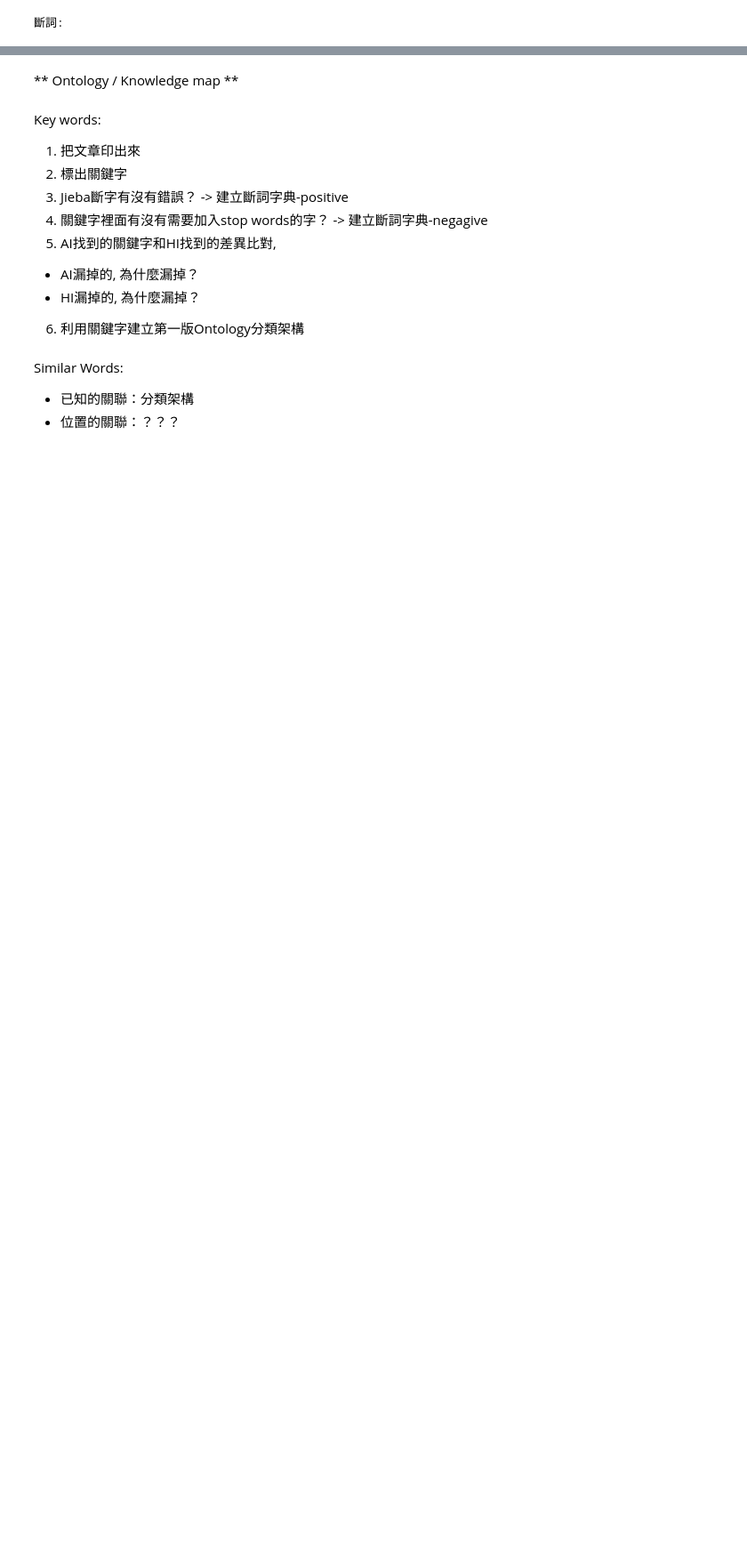
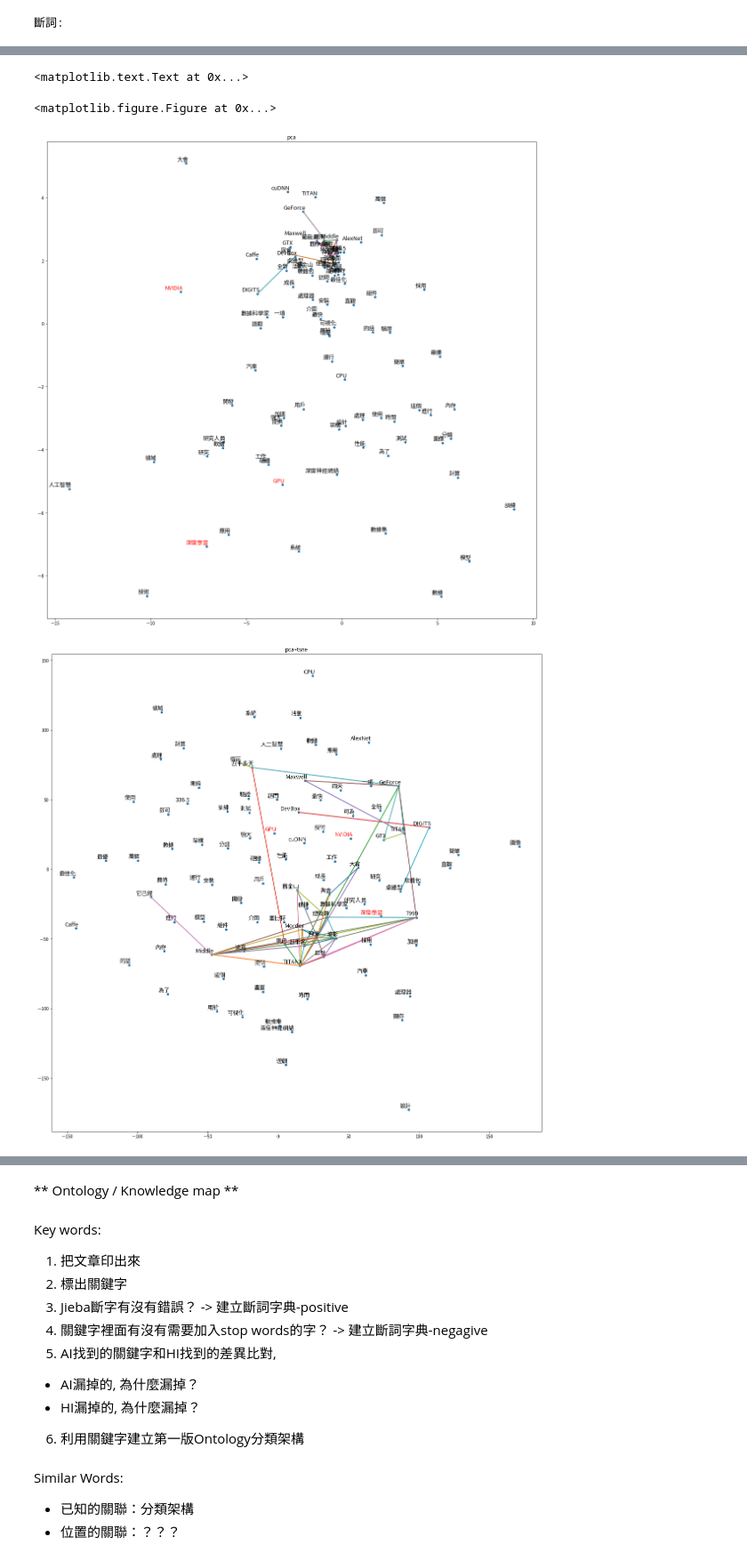
Before and after one commit to mangoicestar/textmining, a Jupyter notebook: textmining.ipynb, the cells around one changed output, grey strips where cells are left out. Shown at 89% size. Cells and saved outputs as stored; diff of their text form; code cells hidden in the pictures; blank space fills up the shorter version.

```diff
--- a/textmining.ipynb
+++ b/textmining.ipynb
@@ -219 +204,70 @@ keywords_jb:
+# %%
+keywords_predefined = ['NVIDIA', '黃仁勛', 'GPU', '深度學習']
+
+kw_x = jieba.analyse.tfidf(dl_df['doc'][docid],topK=100, withWeight=False)
+#kw_x = jieba.analyse.textrank(dl_df['doc'][docid],topK=100, withWeight=False)
+vec_kw = [list(dl_w2v_model[w.lower()]) for w in kw_x]
+
+vec_pca = dl_pca.transform(vec_kw)
+tsne = TSNE(perplexity=10, n_components=2, init='pca', n_iter=10000,)
+vec_tsne = tsne.fit_transform(vec_pca)
+
+plt.clf()
+fig = plt.figure(figsize=(20,20))
+plt.scatter(vec_pca[:, 0], vec_pca[:, 1], s= 20, label='top 100 words')
+for i, label in enumerate(kw_x):
+    x, y = vec_pca[i][:2]
+    if label in keywords_predefined:
+        color = 'red'
+    else:
+        color='black'
+    plt.annotate(label,
+                 xy=(x, y),
+                 xytext=(5, 2),
+                 textcoords='offset points',
+                 fontsize=13,
+                 color=color,
+                 ha='right',
+                 va='bottom')
+
+for i1, label_1 in enumerate(kw_x):
+    x1, y1 = vec_pca[i1][:2]
+    for i2, label_2 in enumerate(kw_x):
+        x2, y2 = vec_pca[i2][:2]
+        similarity = dl_w2v_model.similarity(label_1.lower(), label_2.lower())
+        if(similarity>0.7):
+            plt.plot([x1,x2], [y1,y2])
+plt.title('pca')
+
+
+fig = plt.figure(figsize=(20,20))
+plt.scatter(vec_tsne[:, 0], vec_tsne[:, 1], s= 20, label='top 100 words')
+for i, label in enumerate(kw_x):
+    x, y = vec_tsne[i][:2]
+    if label in keywords_predefined:
+        color = 'red'
+    else:
+        color='black'
+    plt.annotate(label,
+                 xy=(x, y),
+                 xytext=(5, 2),
+                 textcoords='offset points',
+                 fontsize=13,
+                 color=color,
+                 ha='right',
+                 va='bottom')
+
+for i1, label_1 in enumerate(kw_x):
+    x1, y1 = vec_tsne[i1][:2]
+    for i2, label_2 in enumerate(kw_x):
+        x2, y2 = vec_tsne[i2][:2]
+        similarity = dl_w2v_model.similarity(label_1.lower(), label_2.lower())
+        if(similarity>0.6):
+            plt.plot([x1,x2], [y1,y2])
+plt.title('pca+tsne')
+# %% [output]
+<matplotlib.text.Text at 0x...>
+<matplotlib.figure.Figure at 0x...>
+[figure, added]
+[figure, added]
 # %% [markdown]
```
Also changed, not shown: parts of 42 cells of this notebook, 3 other files.
